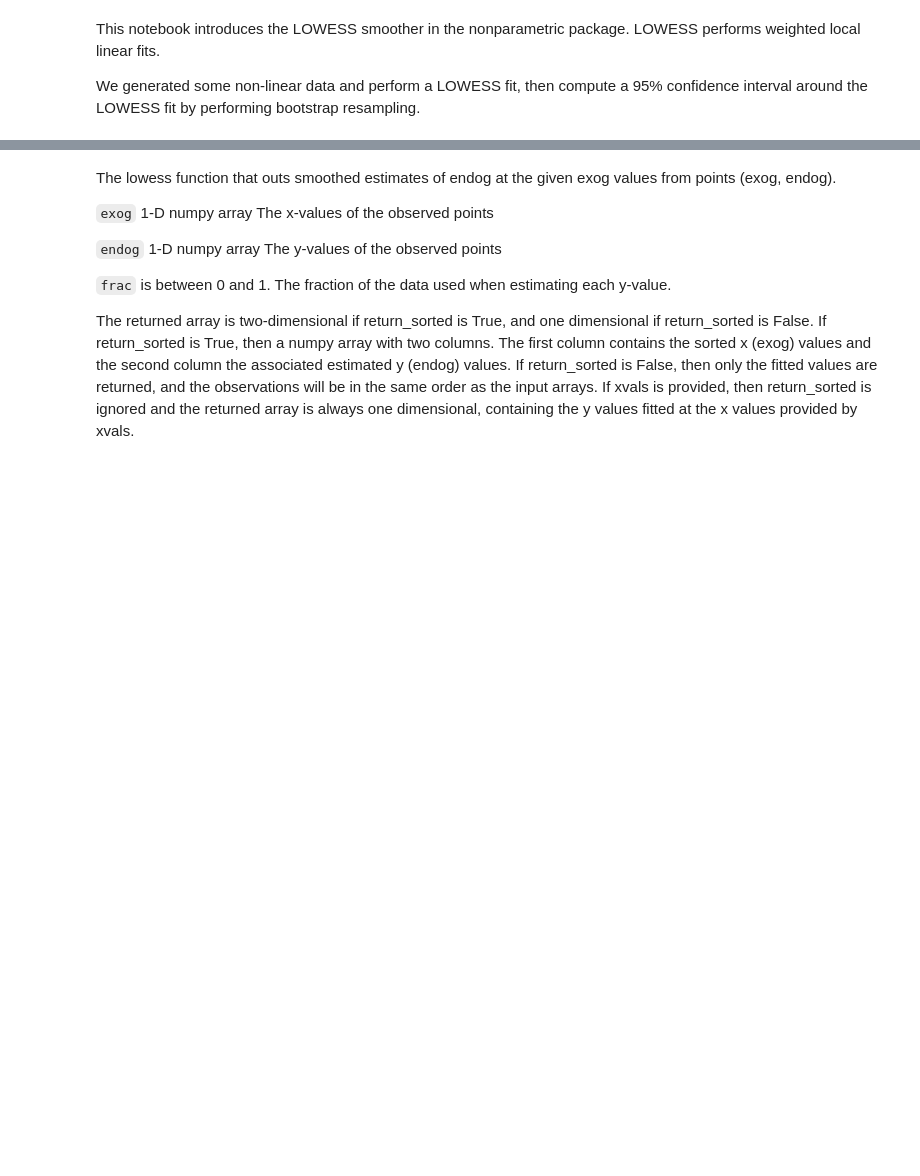
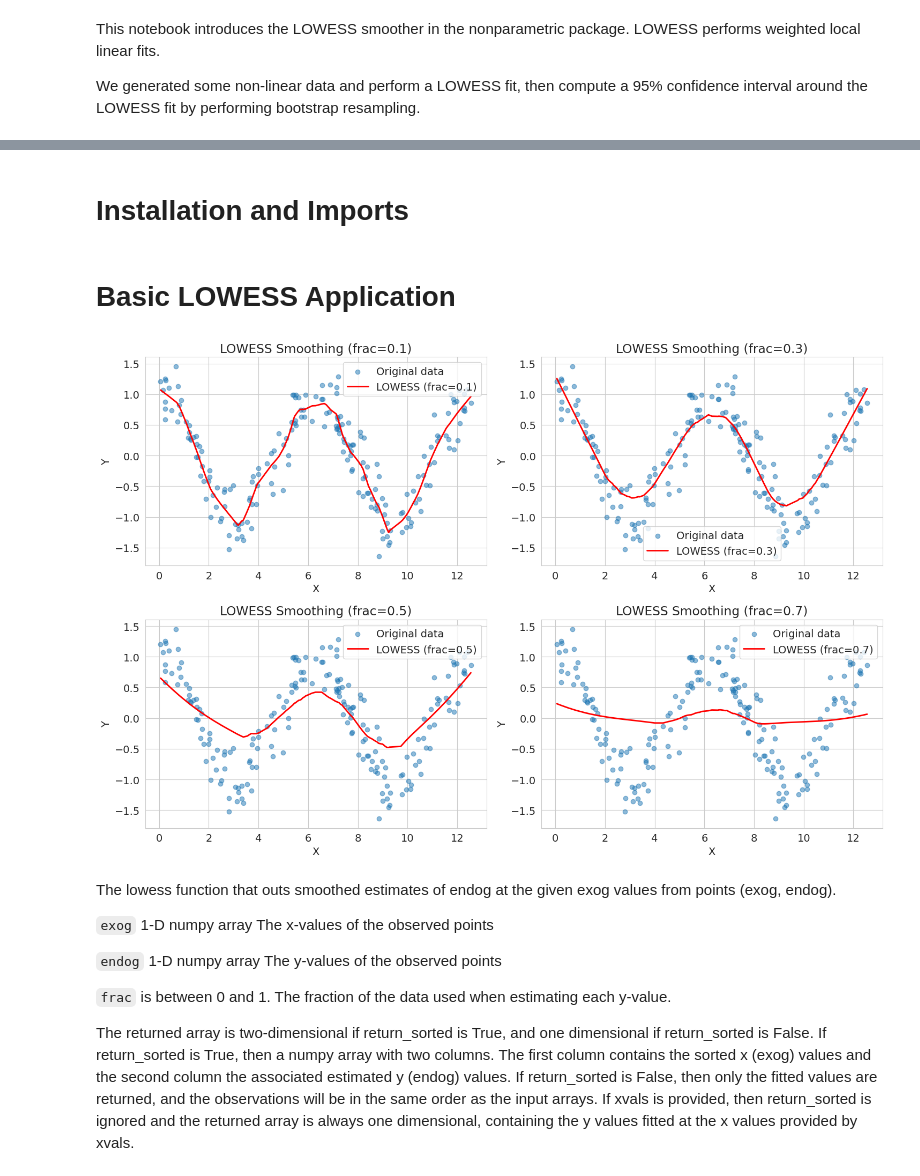
Before and after one commit to esosetrov/LOWESS-Smoother-Implementation, a Jupyter notebook: lowess-smoother-algorithm.ipynb, the cells around one changed output, grey strips where cells are left out. Drawn from its saved outputs; the diff is of its cells as text; code cells hidden in the pictures; blank space fills up the shorter version.

```diff
--- a/lowess-smoother-algorithm.ipynb
+++ b/lowess-smoother-algorithm.ipynb
@@ -19,12 +27,19 @@ We generated some non-linear data and perform a LOWESS fit, then compute a 95% c
+# %% [markdown]
+# Installation and Imports
 # %%
 import numpy as np
-import pylab
+import pandas as pd
+import matplotlib.pyplot as plt
 import seaborn as sns
 import statsmodels.api as sm
-import pandas as pd
-import matplotlib.pyplot as plt
+from scipy import stats
+import warnings
+warnings.filterwarnings('ignore')
 
-sns.set_style("white")
-pylab.rc("figure", figsize=(12, 8))
-pylab.rc("font", size=14)
+# Set style for better visualizations
+sns.set_style("whitegrid")
+plt.rc("figure", figsize=(12, 8))
+plt.rc("font", size=14)
+# %% [markdown]
+# Basic LOWESS Application
 # %%
@@ -40,3 +48,32 @@ smoothed = sm.nonparametric.lowess(exog=x, endog=y, frac=0.2)
+# %%
+# Generate sample data with cosine pattern and noise
+x = np.random.uniform(0, 4 * np.pi, size=200)
+y = np.cos(x) + np.random.normal(0, 0.3, size=len(x))
+
+# Apply LOWESS smoothing with different fractions
+frac_values = [0.1, 0.3, 0.5, 0.7]
+smoothed_results = {}
+
+for frac in frac_values:
+    smoothed_results[frac] = sm.nonparametric.lowess(exog=x, endog=y, frac=frac)
+
+# Plot comparison
+fig, axes = plt.subplots(2, 2, figsize=(15, 10))
+axes = axes.flatten()
+
+for i, frac in enumerate(frac_values):
+    axes[i].scatter(x, y, alpha=0.5, label='Original data')
+    axes[i].plot(smoothed_results[frac][:, 0], smoothed_results[frac][:, 1],
+                'r-', linewidth=2, label=f'LOWESS (frac={frac})')
+    axes[i].set_title(f'LOWESS Smoothing (frac={frac})')
+    axes[i].legend()
+    axes[i].set_xlabel('X')
+    axes[i].set_ylabel('Y')
+
+plt.tight_layout()
+plt.show()
+# %% [output]
+[figure, added]
 # %% [markdown]
 The lowess function that outs smoothed estimates of endog at the given exog values from points (exog, endog).
 
```
Also changed, not shown: parts of 30 cells of this notebook.
